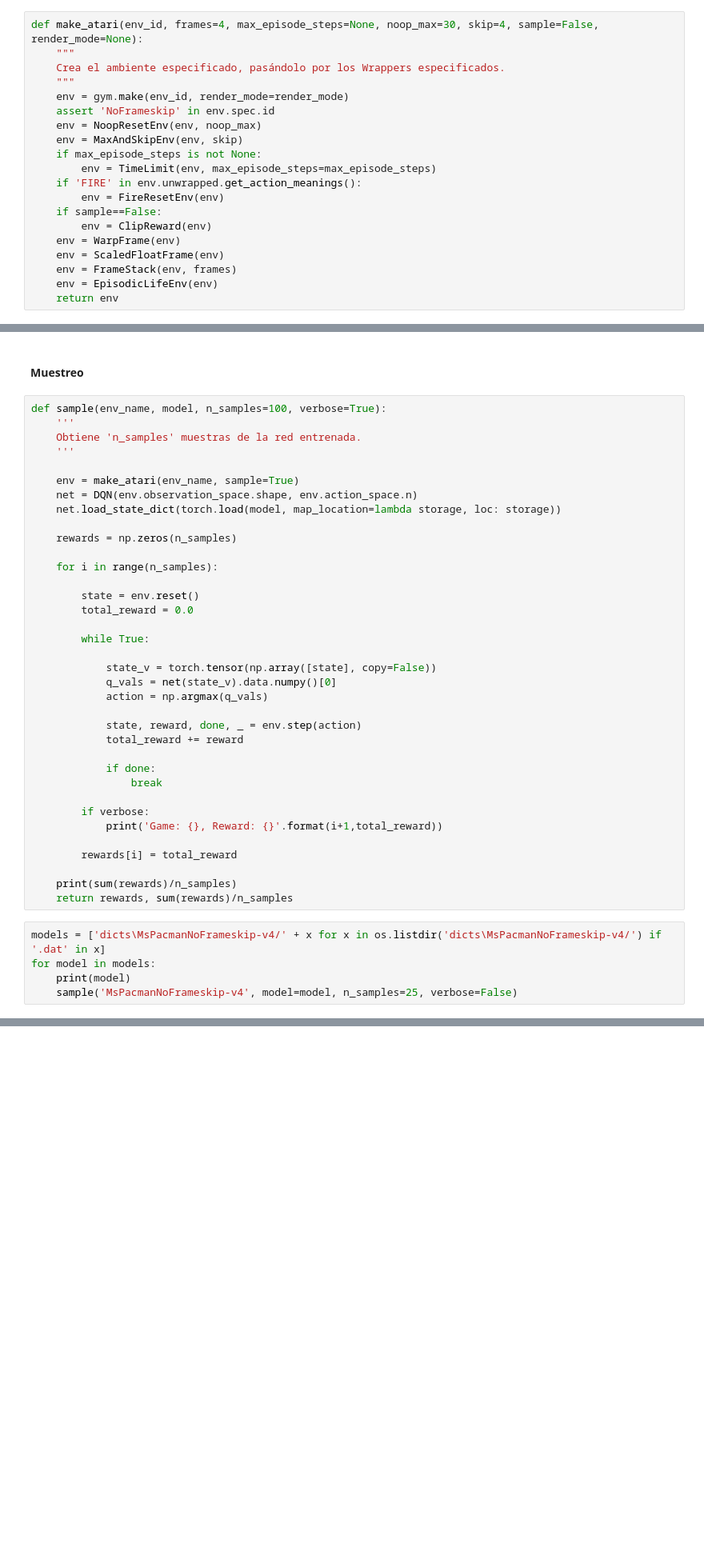
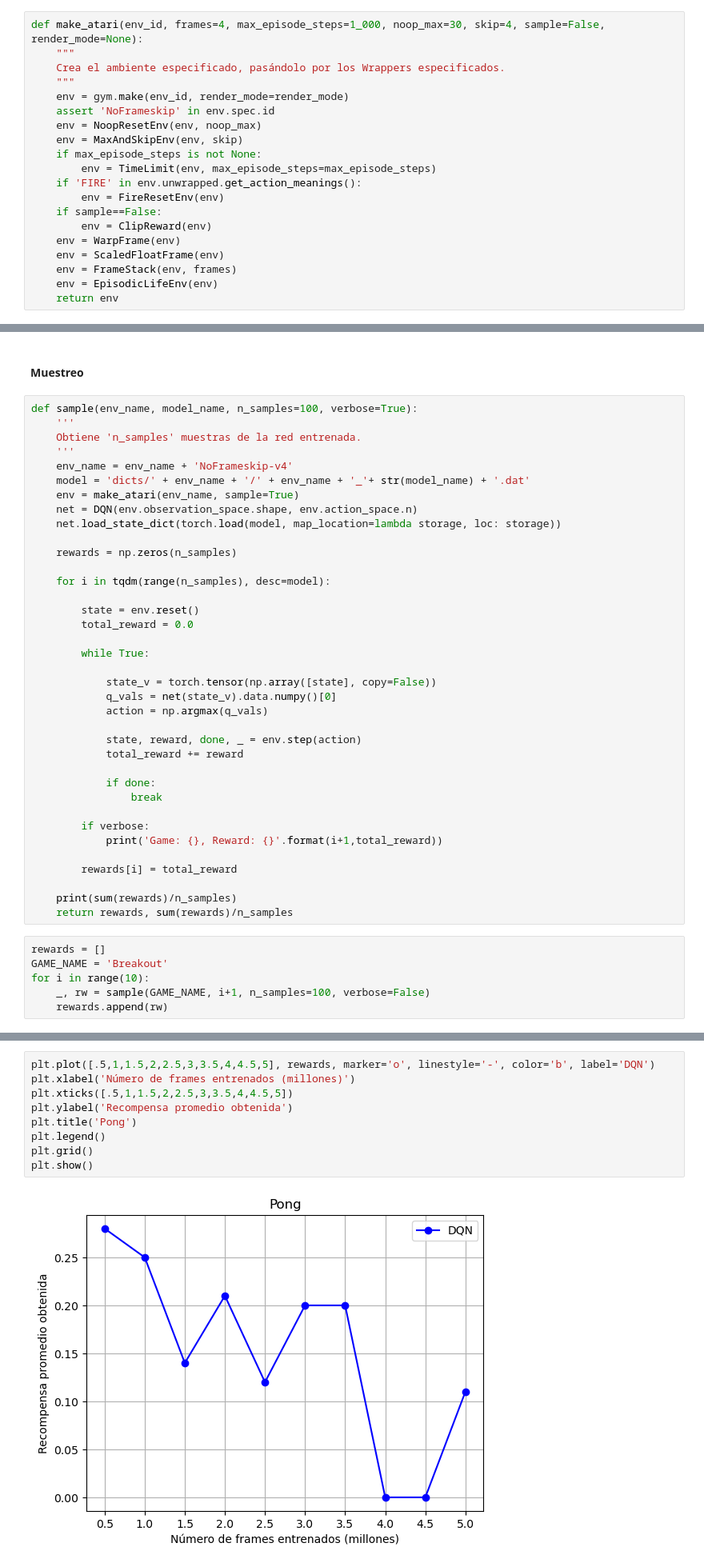
Before and after one commit to jersy2109/Tesis, a Jupyter notebook: DQN.ipynb, the cells around one changed output, grey strips where cells are left out. Shown at 80% size. Drawn from its saved outputs; the diff is of its cells as text; blank space fills up the shorter version.

```diff
--- a/DQN.ipynb
+++ b/DQN.ipynb
@@ -264,7 +265,7 @@ class EpisodicLifeEnv(gym.Wrapper):
 # %% [markdown]
 ### Creación del ambiente
 # %%
-def make_atari(env_id, frames=4, max_episode_steps=None, noop_max=30, skip=4, sample=False, render_mode=None):
+def make_atari(env_id, frames=4, max_episode_steps=1_000, noop_max=30, skip=4, sample=False, render_mode=None):
     """
     Crea el ambiente especificado, pasándolo por los Wrappers especificados.
     """
@@ -525,18 +493,19 @@ array(['AdventureNoFrameskip-v4', 'AirRaidNoFrameskip-v4',
 # %% [markdown]
 #### Muestreo
 # %%
-def sample(env_name, model, n_samples=100, verbose=True):
+def sample(env_name, model_name, n_samples=100, verbose=True):
     '''
     Obtiene 'n_samples' muestras de la red entrenada.
     '''
-
+    env_name = env_name + 'NoFrameskip-v4'
+    model = 'dicts/' + env_name + '/' + env_name + '_'+ str(model_name) + '.dat'
     env = make_atari(env_name, sample=True)
     net = DQN(env.observation_space.shape, env.action_space.n)
     net.load_state_dict(torch.load(model, map_location=lambda storage, loc: storage))
 
     rewards = np.zeros(n_samples)
 
-    for i in range(n_samples):
+    for i in tqdm(range(n_samples), desc=model):
 
         state = env.reset()
         total_reward = 0.0
@@ -561,8 +530,9 @@ def sample(env_name, model, n_samples=100, verbose=True):
     print(sum(rewards)/n_samples)
     return rewards, sum(rewards)/n_samples
 # %%
-models = ['dicts\MsPacmanNoFrameskip-v4/' + x for x in os.listdir('dicts\MsPacmanNoFrameskip-v4/') if '.dat' in x]
-for model in models:
-    print(model)
-    sample('MsPacmanNoFrameskip-v4', model=model, n_samples=25, verbose=False)
+rewards = []
+GAME_NAME = 'Breakout'
+for i in range(10):
+    _, rw = sample(GAME_NAME, i+1, n_samples=100, verbose=False)
+    rewards.append(rw)
 # %% [output]
@@ -583,3 +553,14 @@ dicts\MsPacmanNoFrameskip-v4/MsPacmanNoFrameskip-v4_best.dat
+# %%
+plt.plot([.5,1,1.5,2,2.5,3,3.5,4,4.5,5], rewards, marker='o', linestyle='-', color='b', label='DQN')
+plt.xlabel('Número de frames entrenados (millones)')
+plt.xticks([.5,1,1.5,2,2.5,3,3.5,4,4.5,5])
+plt.ylabel('Recompensa promedio obtenida')
+plt.title('Pong')
+plt.legend()
+plt.grid()
+plt.show()
+# %% [output]
+[figure, added]
 # %% [markdown]
 ### Visualization
 # %%
```
Also changed, not shown: parts of 8 cells of this notebook, 5 other files.
